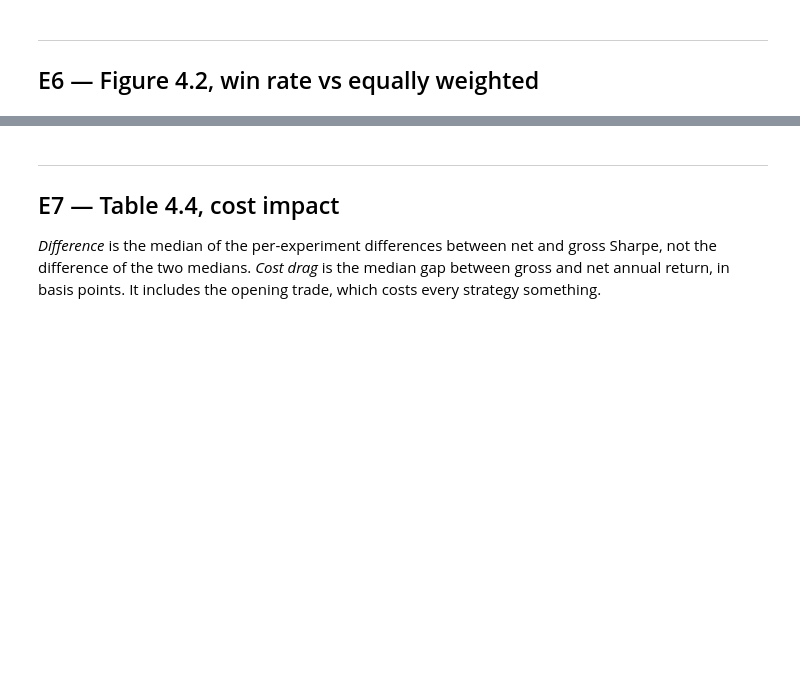
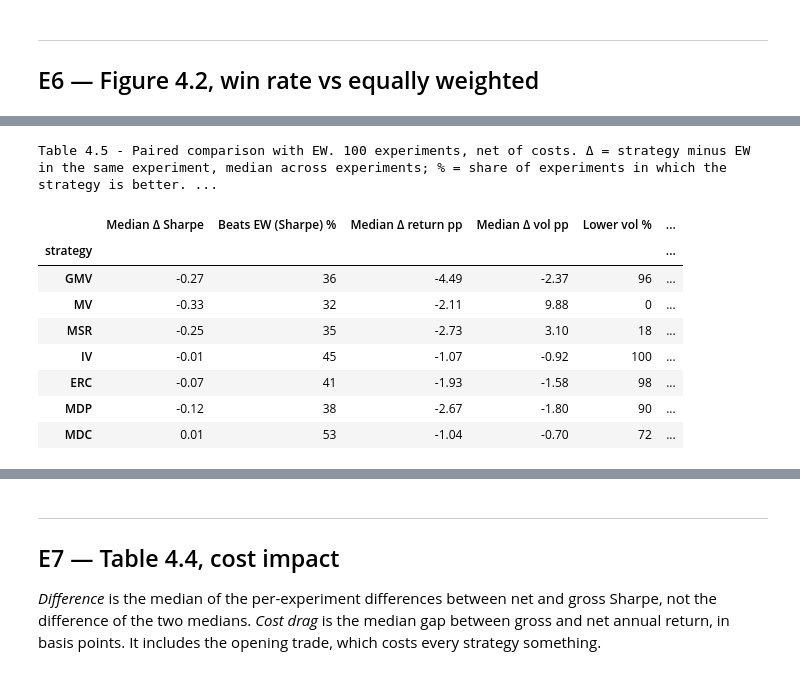
Before and after one commit to christianvanbellen/nova-ims-portfolio-management, a Jupyter notebook: notebooks/06_performance.ipynb, the cells around one changed output, grey strips where cells are left out. Cells and saved outputs as stored; diff of their text form; code cells hidden in the pictures; blank space fills up the shorter version.

```diff
--- a/notebooks/06_performance.ipynb
+++ b/notebooks/06_performance.ipynb
@@ -223,0 +240,21 @@ plt.show()
+# %%
+table_4_5 = pf.paired_table(results)
+print("Table 4.5 - Paired comparison with EW. 100 experiments, net of costs. Δ = strategy minus EW in the "
+      "same experiment, median across experiments; % = share of experiments in which the strategy is better. "
+      "Drawdowns are negative, so a positive Δ max DD is a shallower drawdown.")
+display(fmt.style(table_4_5, {
+    "Median Δ Sharpe": lambda v: fmt.number(v, 2), "Beats EW (Sharpe) %": PCT(0),
+    "Median Δ return pp": lambda v: fmt.number(v, 2), "Median Δ vol pp": lambda v: fmt.number(v, 2),
+    "Lower vol %": PCT(0), "Median Δ max DD pp": lambda v: fmt.number(v, 2), "Shallower DD %": PCT(0),
+}))
+# %% [output]
+Table 4.5 - Paired comparison with EW. 100 experiments, net of costs. Δ = strategy minus EW in the same experiment, median across experiments; % = share of experiments in which the strategy is better. ...
+|  | Median Δ Sharpe | Beats EW (Sharpe) % | Median Δ return pp | Median Δ vol pp | Lower vol % | ... |
+| strategy |  |  |  |  |  | ... |
+| GMV | -0.27 | 36 | -4.49 | -2.37 | 96 | ... |
+| MV | -0.33 | 32 | -2.11 | 9.88 | 0 | ... |
+| MSR | -0.25 | 35 | -2.73 | 3.10 | 18 | ... |
+| IV | -0.01 | 45 | -1.07 | -0.92 | 100 | ... |
+| ERC | -0.07 | 41 | -1.93 | -1.58 | 98 | ... |
+| MDP | -0.12 | 38 | -2.67 | -1.80 | 90 | ... |
+| MDC | 0.01 | 53 | -1.04 | -0.70 | 72 | ... |
```
Also changed, not shown: parts of 24 cells of this notebook, 6 other files.
